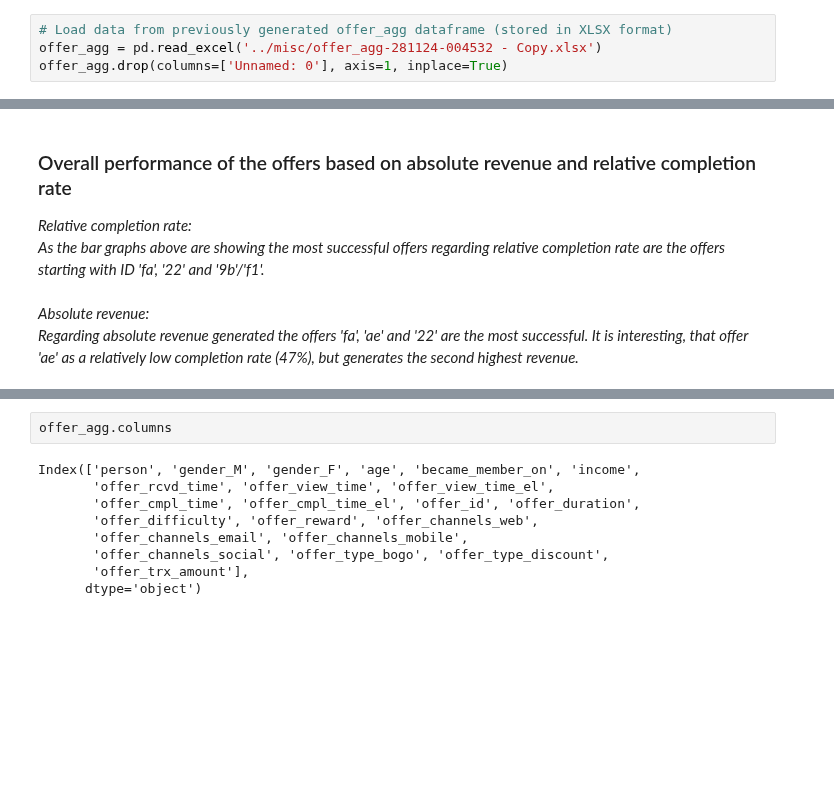
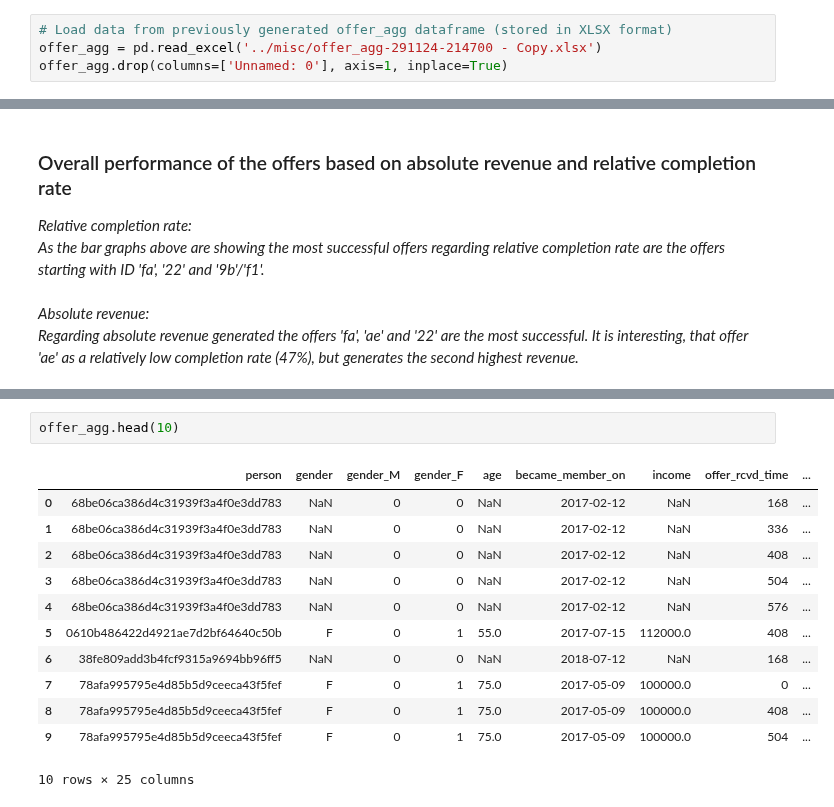
Before and after one commit to Oliver-Balb/Starbucks, a Jupyter notebook: Starbuck_Capstone_notebook-Analysis.ipynb, the cells around one changed output, grey strips where cells are left out. Cells and saved outputs as stored; diff of their text form; blank space fills up the shorter version.

```diff
--- a/Starbuck_Capstone_notebook-Analysis.ipynb
+++ b/Starbuck_Capstone_notebook-Analysis.ipynb
@@ -15,7 +17,7 @@ profile = pd.read_json('data/profile.json', orient='records', lines=True)
 # transcript = pd.read_json('data/transcript.json', orient='records', lines=True)
 # %%
 # Load data from previously generated offer_agg dataframe (stored in XLSX format)
-offer_agg = pd.read_excel('../misc/offer_agg-281124-004532 - Copy.xlsx')
+offer_agg = pd.read_excel('../misc/offer_agg-291124-214700 - Copy.xlsx')
 offer_agg.drop(columns=['Unnamed: 0'], axis=1, inplace=True)
 # %% [markdown]
  # Exploratory Data Analysis
@@ -240,11 +241,15 @@ portfolio
-# %%
-offer_agg.columns
-# %% [output]
-Index(['person', 'gender_M', 'gender_F', 'age', 'became_member_on', 'income',
-       'offer_rcvd_time', 'offer_view_time', 'offer_view_time_el',
-       'offer_cmpl_time', 'offer_cmpl_time_el', 'offer_id', 'offer_duration',
-       'offer_difficulty', 'offer_reward', 'offer_channels_web',
-       'offer_channels_email', 'offer_channels_mobile',
-       'offer_channels_social', 'offer_type_bogo', 'offer_type_discount',
-       'offer_trx_amount'],
-      dtype='object')
+# %%
+offer_agg.head(10)
+# %% [output]
+|  | person | gender | gender_M | gender_F | age | became_member_on | income | offer_rcvd_time | ... |
+| 0 | 68be06ca386d4c31939f3a4f0e3dd783 | NaN | 0 | 0 | NaN | 2017-02-12 | NaN | 168 | ... |
+| 1 | 68be06ca386d4c31939f3a4f0e3dd783 | NaN | 0 | 0 | NaN | 2017-02-12 | NaN | 336 | ... |
+| 2 | 68be06ca386d4c31939f3a4f0e3dd783 | NaN | 0 | 0 | NaN | 2017-02-12 | NaN | 408 | ... |
+| 3 | 68be06ca386d4c31939f3a4f0e3dd783 | NaN | 0 | 0 | NaN | 2017-02-12 | NaN | 504 | ... |
+| 4 | 68be06ca386d4c31939f3a4f0e3dd783 | NaN | 0 | 0 | NaN | 2017-02-12 | NaN | 576 | ... |
+| 5 | 0610b486422d4921ae7d2bf64640c50b | F | 0 | 1 | 55.0 | 2017-07-15 | 112000.0 | 408 | ... |
+| 6 | 38fe809add3b4fcf9315a9694bb96ff5 | NaN | 0 | 0 | NaN | 2018-07-12 | NaN | 168 | ... |
+| 7 | 78afa995795e4d85b5d9ceeca43f5fef | F | 0 | 1 | 75.0 | 2017-05-09 | 100000.0 | 0 | ... |
+| 8 | 78afa995795e4d85b5d9ceeca43f5fef | F | 0 | 1 | 75.0 | 2017-05-09 | 100000.0 | 408 | ... |
+| 9 | 78afa995795e4d85b5d9ceeca43f5fef | F | 0 | 1 | 75.0 | 2017-05-09 | 100000.0 | 504 | ... |
+10 rows × 25 columns
```
Also changed, not shown: parts of 7 cells of this notebook, 4 other files.
